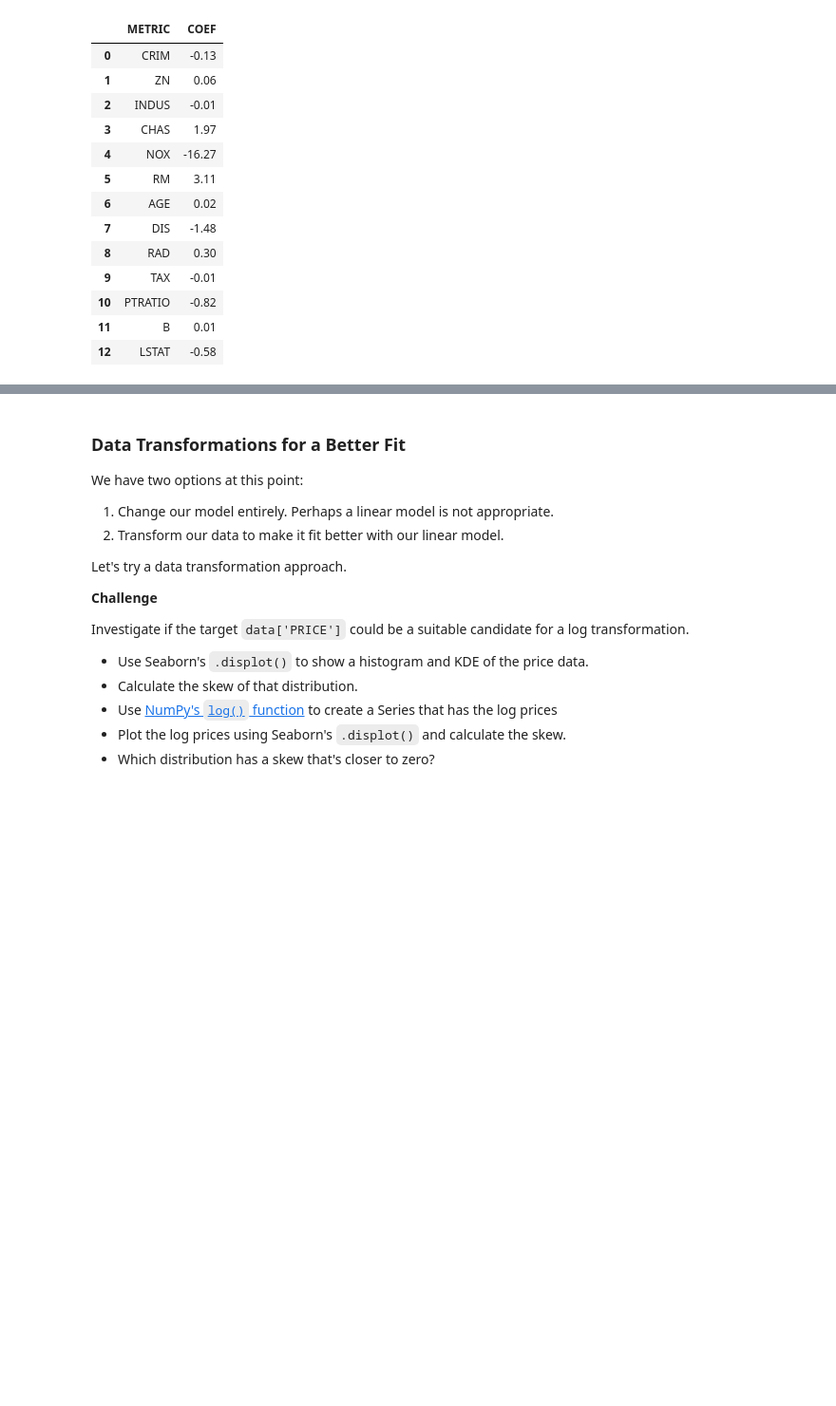
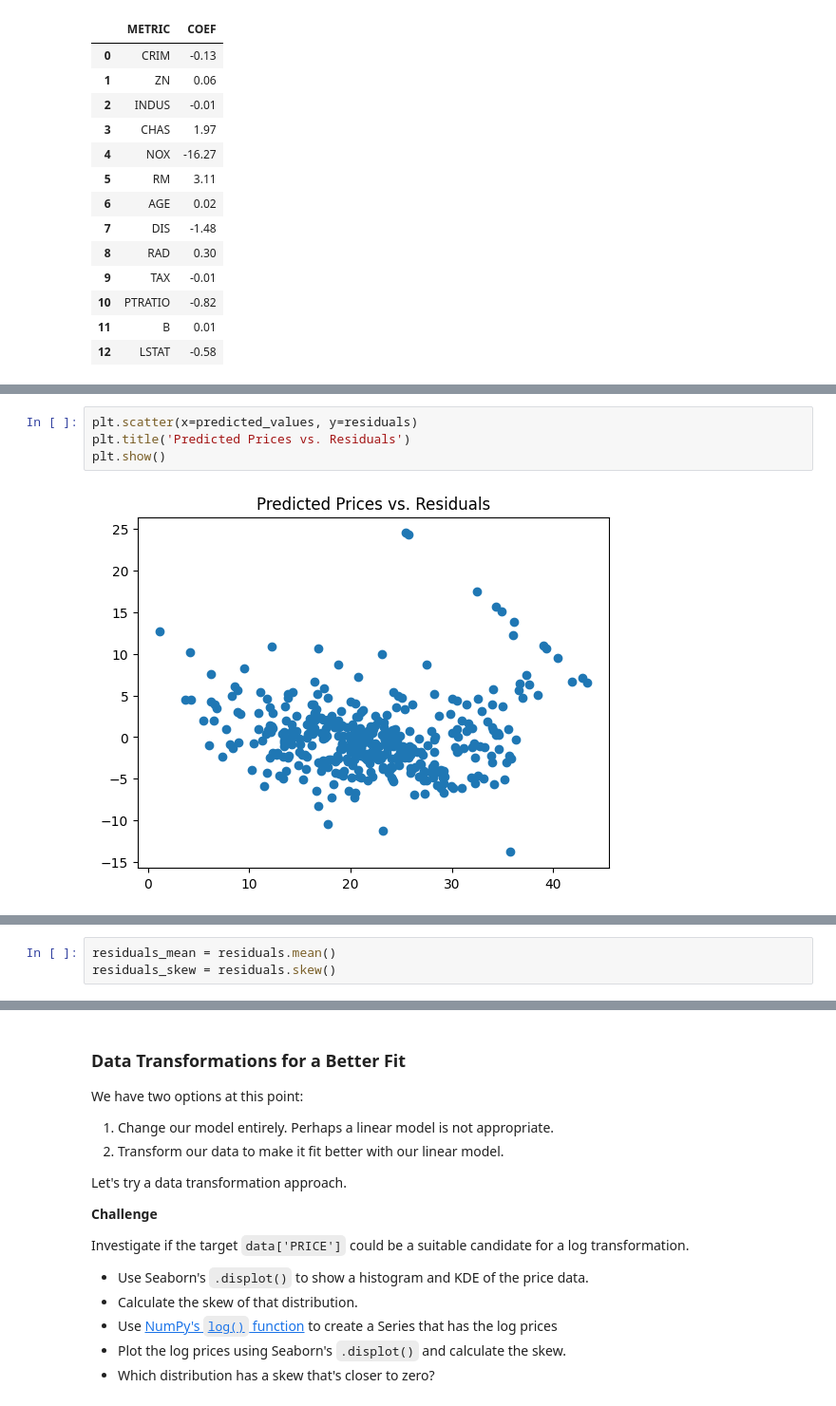
Before and after one commit to bluescreenlife/100-days-of-code, a Jupyter notebook: day_81_capstone_predict_house_prices/Multivariable_Regression_and_Valuation_Model_(start).ipynb, the cells around one changed output, grey strips where cells are left out. Shown at 95% size. Drawn from its saved outputs; the diff is of its cells as text; blank space fills up the shorter version.

```diff
--- a/day_81_capstone_predict_house_prices/Multivariable_Regression_and_Valuation_Model_(start).ipynb
+++ b/day_81_capstone_predict_house_prices/Multivariable_Regression_and_Valuation_Model_(start).ipynb
@@ -489,3 +505,9 @@ The second plot should be the residuals against the predicted prices. Here's wha
+# %%
+plt.scatter(x=predicted_values, y=residuals)
+plt.title('Predicted Prices vs. Residuals')
+plt.show()
+# %% [output]
+[figure, added]
 # %% [markdown]
 Why do we want to look at the residuals? We want to check that they look random. Why? The residuals represent the errors of our model. If there's a pattern in our errors, then our model has a systematic bias.
 
@@ -501,3 +523,6 @@ In an ideal case, what we want is something close to a normal distribution. A no
 * Again, use Seaborn's `.displot()` to create a histogram and superimpose the Kernel Density Estimate (KDE)
 * Is the skewness different from zero? If so, by how much?
 * Is the mean different from zero?
+# %%
+residuals_mean = residuals.mean()
+residuals_skew = residuals.skew()
```
Also changed, not shown: parts of 4 cells of this notebook.
